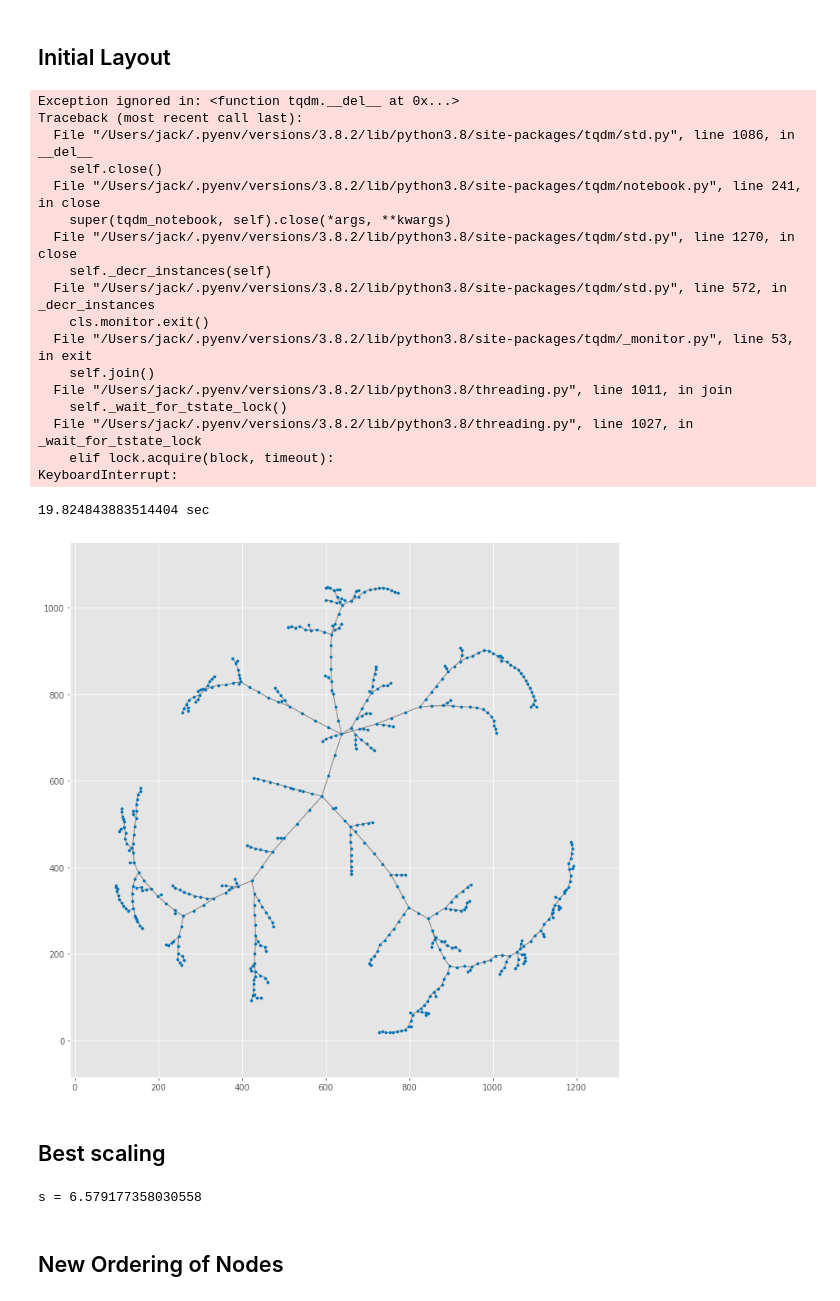
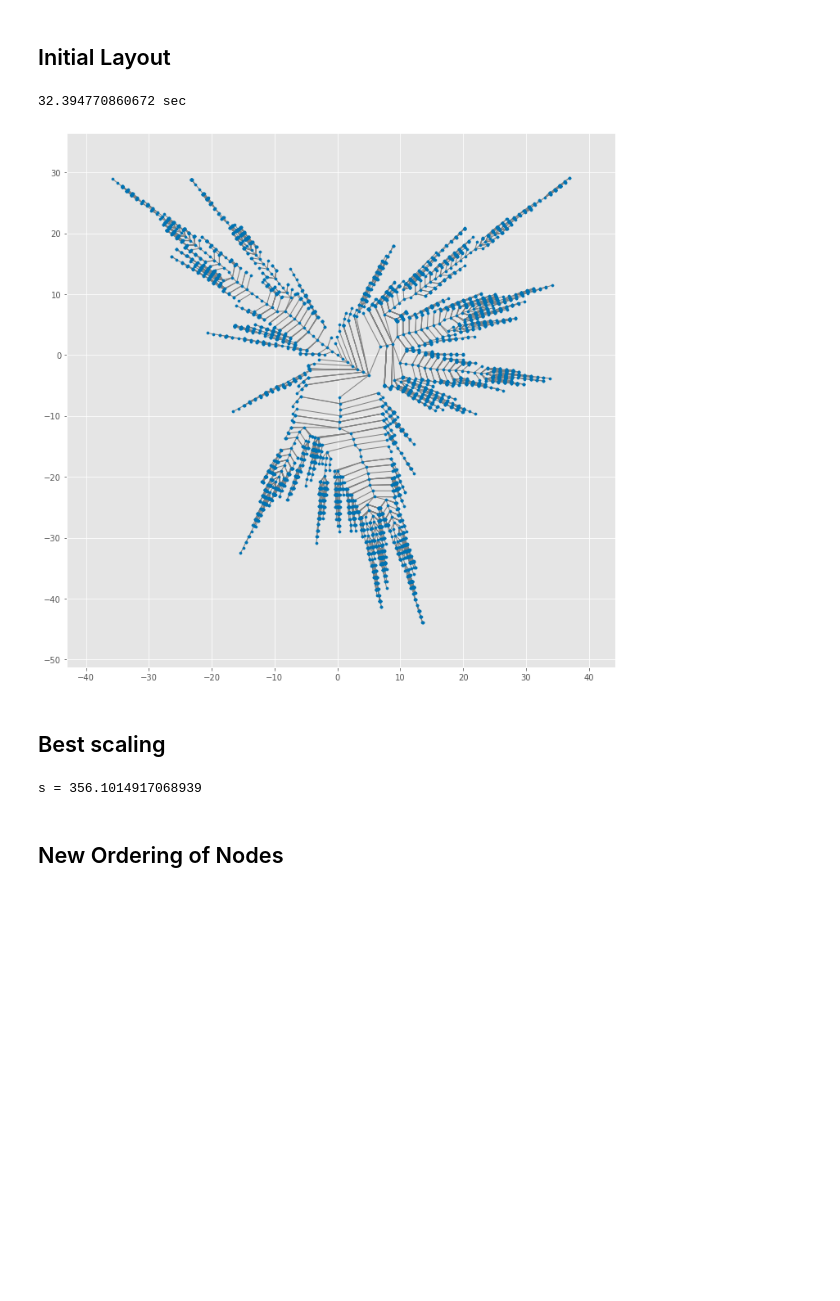
Before and after one commit to tiga1231/zmlt, a Jupyter notebook: dot2json.ipynb, the cells around one changed output. Drawn from its saved outputs; the diff is of its cells as text; code cells hidden in the pictures; blank space fills up the shorter version.

```diff
--- a/dot2json.ipynb
+++ b/dot2json.ipynb
@@ -228,7 +228,7 @@ def edges2graph(lines, i2k=None, label2i=None):
 
 
 # fns = natsorted(glob('./data/txt/topics_faryad_500/*.txt'))
-fns = natsorted(glob('./data/txt/topics_faryad_5000/*.txt'))[:4]
+fns = natsorted(glob('./data/txt/topics_faryad_5000/*.txt'))#[:4]
 fn_level_pairs = list(zip(fns, range(1, len(fns)+1, 1)))
 max_level = len(fns)
 
@@ -559,51 +569,34 @@ for dk in tqdm(apsp):
 # %%
 t0 = time()
 
 # pos0 = nx.layout.planar_layout(g, scale=40)
 # pos0 = graphviz_layout(g, prog="dot", root=list(g.nodes)[0])
 # pos0 = graphviz_layout(g, prog='twopi')
 pos0 = graphviz_layout(g, prog='sfdp')
 pos = pos0.copy()
 dt = time() - t0
 print(f'{dt} sec')
 
 # from scipy.spatial.distance import jensenshannon
 # metric = []
 # for i in range(len(nodes)):
 #     s = subtree_sizes(g, i2k[i])
 #     uniform = np.ones(len(s)) / len(s)
 #     js = jensenshannon(s, uniform)
 #     metric.append(js)
 
-
-# metric = d.max(axis=1)
-# iBest = np.argmin(metric)
+## radial_layout
+metric = d.max(axis=1)
+iBest = np.argmin(metric)
 # # iBest = np.argmax(metric)
-# pos = radial_layout(g, list(g.nodes)[iBest])
+pos = radial_layout(g, list(g.nodes)[iBest])
 
 
 draw(g, pos, s=10, lw=1, labels=False, figsize=[12,12])
 # draw(g, pos, s=10, lw=1, labels=True, figsize=[12,12])
 # %% [output]
-Exception ignored in: <function tqdm.__del__ at 0x...>
-Traceback (most recent call last):
-  File "/Users/jack/.pyenv/versions/3.8.2/lib/python3.8/site-packages/tqdm/std.py", line 1086, in __del__
-    self.close()
-  File "/Users/jack/.pyenv/versions/3.8.2/lib/python3.8/site-packages/tqdm/notebook.py", line 241, in close
-    super(tqdm_notebook, self).close(*args, **kwargs)
-  File "/Users/jack/.pyenv/versions/3.8.2/lib/python3.8/site-packages/tqdm/std.py", line 1270, in close
-    self._decr_instances(self)
-  File "/Users/jack/.pyenv/versions/3.8.2/lib/python3.8/site-packages/tqdm/std.py", line 572, in _decr_instances
-    cls.monitor.exit()
-  File "/Users/jack/.pyenv/versions/3.8.2/lib/python3.8/site-packages/tqdm/_monitor.py", line 53, in exit
-    self.join()
-  File "/Users/jack/.pyenv/versions/3.8.2/lib/python3.8/threading.py", line 1011, in join
-    self._wait_for_tstate_lock()
-  File "/Users/jack/.pyenv/versions/3.8.2/lib/python3.8/threading.py", line 1027, in _wait_for_tstate_lock
-    elif lock.acquire(block, timeout):
-KeyboardInterrupt:
+32.394770860672 sec
-19.824843883514404 sec
-[figure, old version]
+[figure, new version]
 # %% [markdown]
 ## Best scaling
 # %%
@@ -622,7 +615,7 @@ print(f's = {s}')
 
 pos = {k:np.array(v)*s for k,v in pos.items()}
 # %% [output]
-s = 6.579177358030558
+s = 356.1014917068939
 # %%
 # draw(g, pos,s=10, lw=1, labels=False, figsize=[36,36])
 # %%
```
Also changed, not shown: parts of 3 cells of this notebook, 4 other files.
